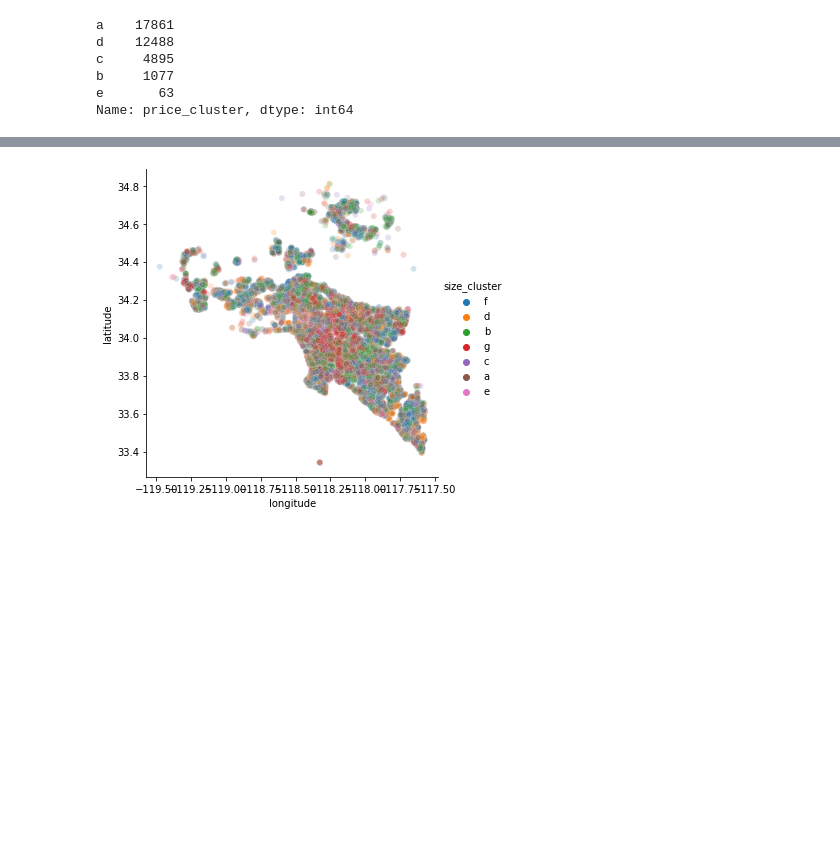
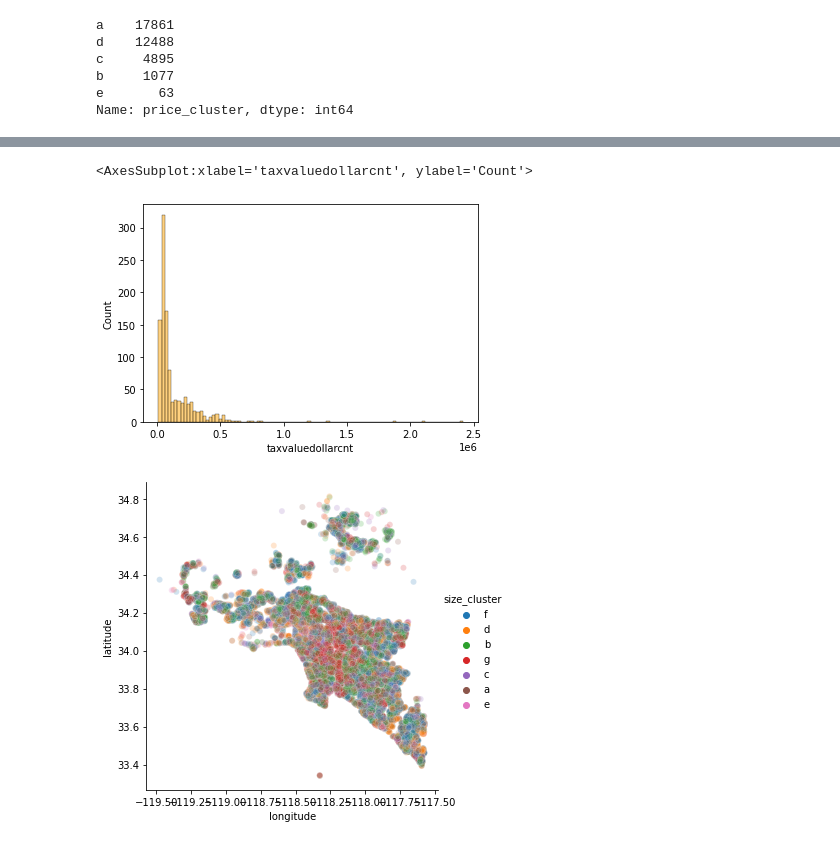
Before and after one commit to Zillow-Project-JG-DN/clustering-project-jgdn, a Jupyter notebook: jg_scratchpad.ipynb, the cells around one changed output, grey strips where cells are left out. Drawn from its saved outputs; the diff is of its cells as text; code cells hidden in the pictures; blank space fills up the shorter version.

```diff
--- a/jg_scratchpad.ipynb
+++ b/jg_scratchpad.ipynb
@@ -366,3 +471,8 @@ p4=X_train[X_train['price_cluster']=='e']
+# %%
+sns.histplot(data=p1, x='taxvaluedollarcnt', alpha=0.5, color='orange')
+# %% [output]
+<AxesSubplot:xlabel='taxvaluedollarcnt', ylabel='Count'>
+[figure, added]
 # %%
 sns.relplot(data=X_train, x='longitude', y='latitude', hue='size_cluster', alpha =0.2);
 # %% [output]
```
Also changed, not shown: parts of 10 cells of this notebook.
